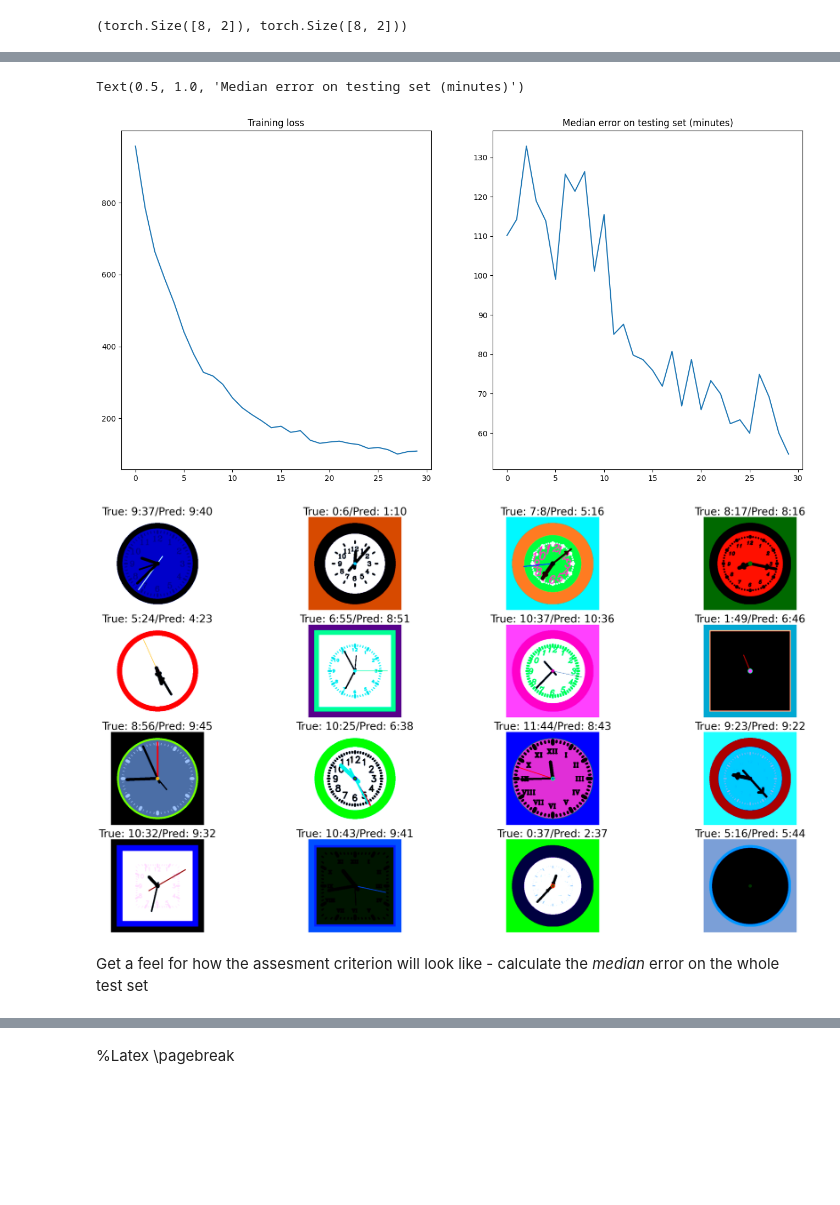
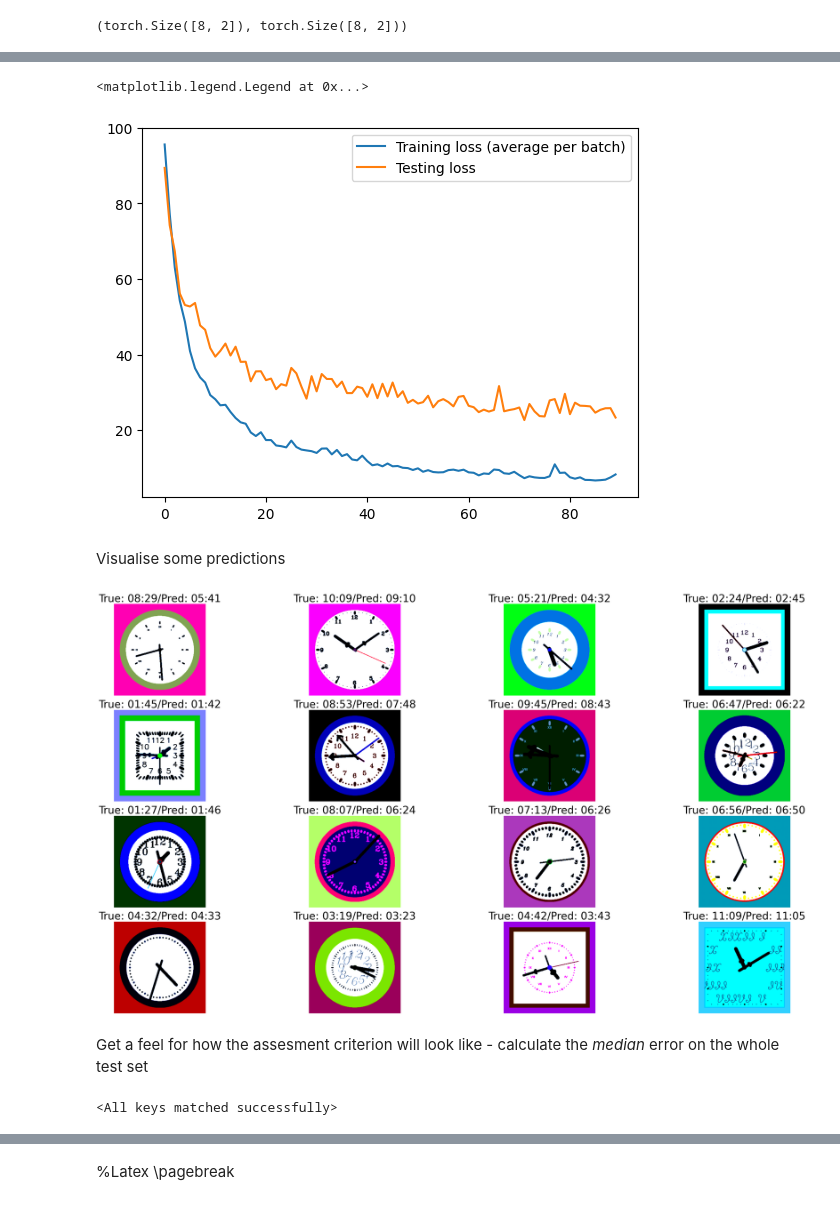
Before and after one commit to dont-text-me/PADL-assessment, a Jupyter notebook: padl.ipynb, the cells around one changed output, grey strips where cells are left out. Saved outputs shown, nothing was run; the diff lists cells and outputs as text; code cells hidden in the pictures; blank space fills up the shorter version.

Commit message:
deeper architecture + actually round the values when calculating the error. New record is 9 minutes median

```diff
--- a/padl.ipynb
+++ b/padl.ipynb
@@ -492,7 +499,9 @@ test_sampler = SubsetRandomSampler(test_indices)
 # %%
 dataset = ClocksDataset("train", transform)
 train_loader = DataLoader(dataset, sampler=train_sampler, batch_size=8)
-test_loader = DataLoader(dataset, sampler=test_sampler, batch_size=len(test_indices))
+test_loader = DataLoader(
+    dataset, sampler=test_sampler, batch_size=len(test_indices)
+)  # No need to batch the test data, process the whole set at once
 # %% [markdown]
 Visualise some training data
 # %%
@@ -645,11 +695,14 @@ model(imgs.to("mps")).shape, labels.shape
 (torch.Size([8, 2]), torch.Size([8, 2]))
 # %%
 clock_loss = torch.nn.L1Loss()
-clock_optimizer = torch.optim.Adam(model.parameters(), lr=0.0001)
-num_epochs = 30
+clock_optimizer = torch.optim.Adam(model.parameters(), lr=1e-4)
+scheduler = torch.optim.lr_scheduler.StepLR(
+    clock_optimizer, step_size=30, gamma=0.1
+)  # every 30 epochs, divide the learning rate by 10
+num_epochs = 90
 model.train()
-total_losses = []
-test_metrics = []
+train_losses = []
+test_losses = []
 for epoch in range(num_epochs):
     model.train()
     total_loss = 0
@@ -661,19 +714,11 @@ for epoch in range(num_epochs):
         clock_optimizer.step()
         total_loss += loss
     print("Total training loss over epoch {}: {:.2f}".format(epoch + 1, total_loss))
-    total_losses.append(total_loss.item())
+    train_losses.append(total_loss.item())
     model.eval()
     imgs, labels = next(iter(test_loader))
     output = model(imgs.to("mps"))
-    mins_since_midnight_true = [(item[0] * 60 + item[1]).item() for item in labels]
-    mins_since_midnight_pred = [(item[0] * 60 + item[1]).item() for item in output]
-
-    diffs = [
-        abs(pred - true)
-        for pred, true in zip(mins_since_midnight_pred, mins_since_midnight_true)
-    ]
-    print(
-        f"Median absolute error on the test set is {round(np.median(diffs), 3)} minutes"
-    )
-    test_metrics.append(round(np.median(diffs), 3))
+    test_loss = clock_loss(output, labels.to("mps"))
+    print(f"Test loss over epoch {epoch}: {round(test_loss.item(), 3)}")
+    test_losses.append(test_loss.item())
 # %% [output]
@@ -697,17 +746,19 @@ Median absolute error on the test set is 54.653 minutes
 # %%
-fig, (loss_plot, criterion_plot) = plt.subplots(1, 2, figsize=(16, 8))
-loss_plot.plot(total_losses)
-loss_plot.set_title("Training loss")
-criterion_plot.plot(test_metrics)
-criterion_plot.set_title("Median error on testing set (minutes)")
+import numpy as np
+
+plt.plot(
+    range(num_epochs),
+    np.array(train_losses) / len(train_loader),
+    label="Training loss (average per batch)",
+)
+plt.plot(range(num_epochs), test_losses, label="Testing loss")
+plt.legend()
 # %% [output]
-Text(0.5, 1.0, 'Median error on testing set (minutes)')
+<matplotlib.legend.Legend at 0x...>
-[figure, old version]
+[figure, new version]
+# %% [markdown]
+Visualise some predictions
 # %%
-def minutes_from_midnignt_to_time(minutes):
-    return f"{str(int(minutes // 60)).zfill(2)} : {str(int(minutes % 60)).zfill(2)}"
-
-
 model.eval()
 images, labels = next(iter(test_loader))
 output = model(images.to("mps"))
@@ -718,8 +769,18 @@ for i in range(16):
     figure.add_subplot(4, 4, i + 1)
     plt.title(
         "True: {}/Pred: {}".format(
-            ":".join(list(map(lambda x: str(round(x)), labels[i].tolist()))),
-            ":".join(list(map(lambda x: str(round(x)), output[i].tolist()))),
+            ":".join(
+                [
+                    str(int(labels[i].tolist()[0] / 60)).zfill(2),
+                    str(int(labels[i].tolist()[1])).zfill(2),
+                ]
+            ),
+            ":".join(
+                [
+                    str(int(output[i].tolist()[0] / 60)).zfill(2),
+                    str(int(output[i].tolist()[1])).zfill(2),
+                ]
+            ),
         ),
         fontsize=28,
     )
@@ -728,5 +789,5 @@ for i in range(16):
 figure.tight_layout()
 plt.show()
 # %% [output]
-[figure, old version]
+[figure, new version]
 # %%
@@ -734,3 +795,7 @@ torch.save(model.state_dict(), "q5-checkpoint.pt")
 # %% [markdown]
 Get a feel for how the assesment criterion will look like - calculate the *median* error on the whole test set
+# %%
+model.load_state_dict(torch.load("q5-checkpoint-groups-of-3-blocks.pt"))
+# %% [output]
+<All keys matched successfully>
 # %%
```
Also changed, not shown: parts of 10 cells of this notebook, 1 other file.
